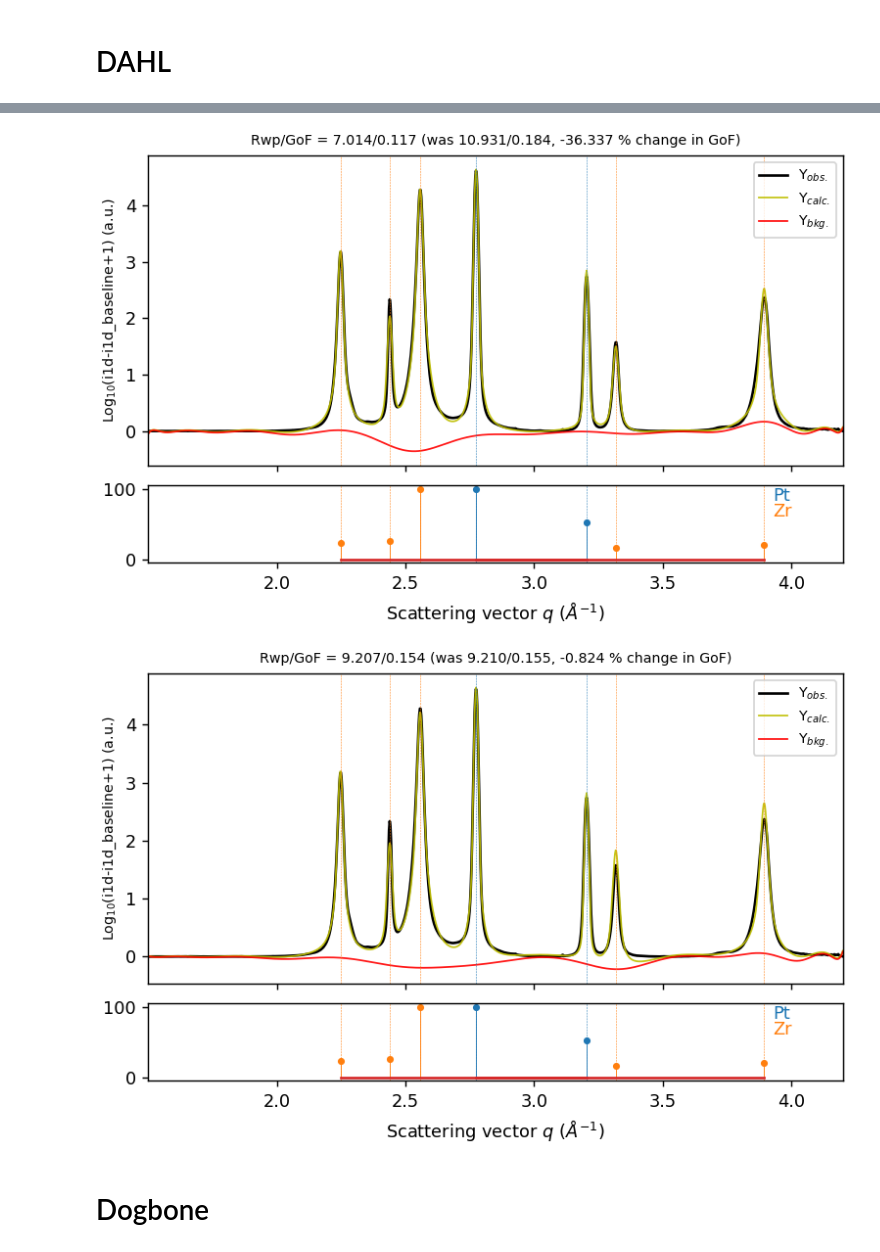
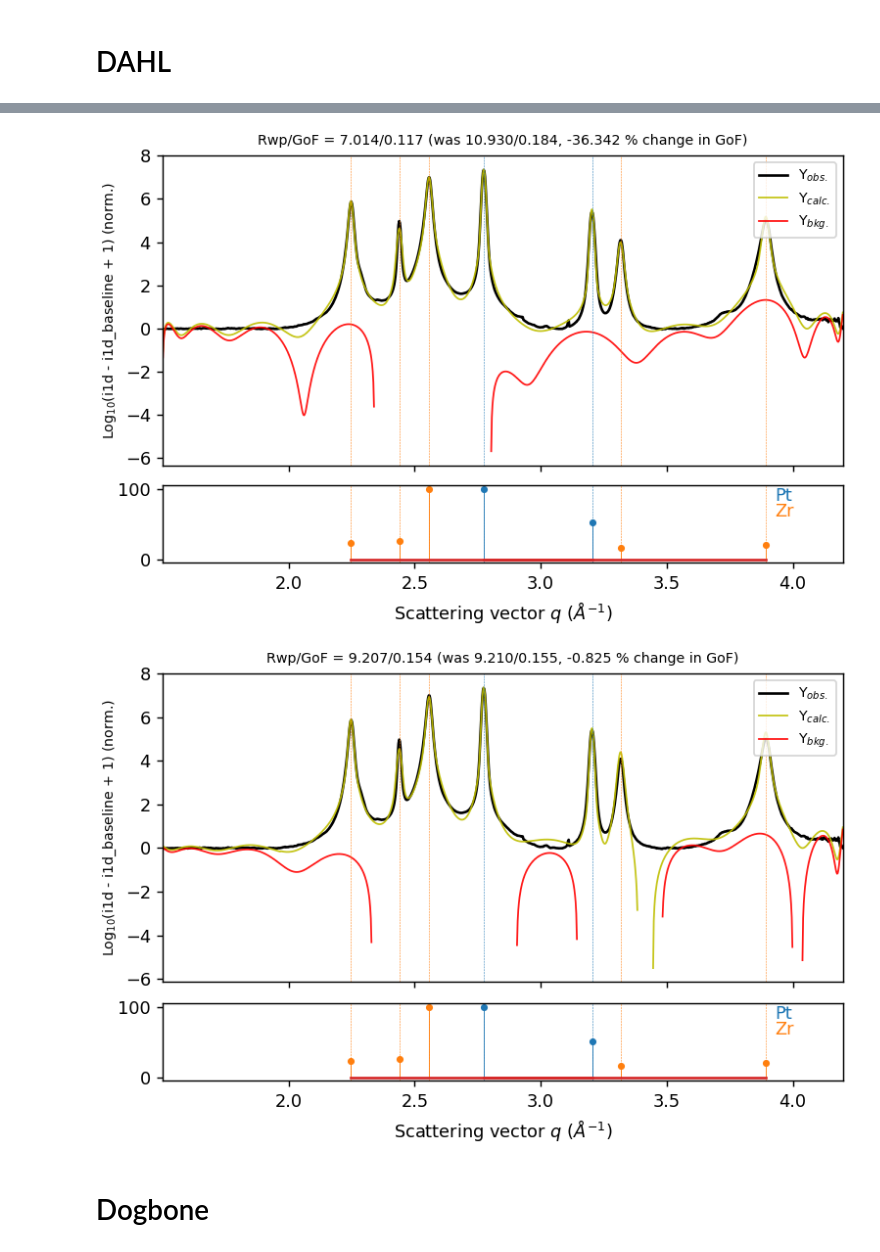
Before and after one commit to MehmetTopsakal/easyXRD, a Jupyter notebook: examples/ZrH-sample/refiner.ipynb, the cells around one changed output, grey strips where cells are left out. Saved outputs shown, nothing was run; the diff lists cells and outputs as text; code cells hidden in the pictures.

```diff
--- a/examples/ZrH-sample/refiner.ipynb
+++ b/examples/ZrH-sample/refiner.ipynb
@@ -344,13 +363,15 @@ sample.get_baseline(
     arpls_lam=1e5,
     use_arpls=True,
     roi_radial_range=[1.5, 4.2],
-    normalize_to=100,
     plot=False,
 )
 sample.load_phases(phases=phases_PtZr, plot=False)
 
-
-sample.setup_gsas2_calculator(instprm_from_gpx="gsas_LaB6.gpx")
+sample.setup_gsas2_refiner(
+    instprm_from_gpx="gsas_instprms.gpx",
+    plot=False,
+    normalize=True,
+    )
 sample.refine_cell_params()
 sample.refine_strain_broadening()
 sample.refine_size_broadening()
@@ -385,5 +406,5 @@ Wall time: 1.8 s
-[figure, old version]
+[figure, new version]
-[figure, old version]
+[figure, new version]
 # %% [markdown]
 # Dogbone
 # %%
```
Also changed, not shown: parts of 6 cells of this notebook, 2 other files.
